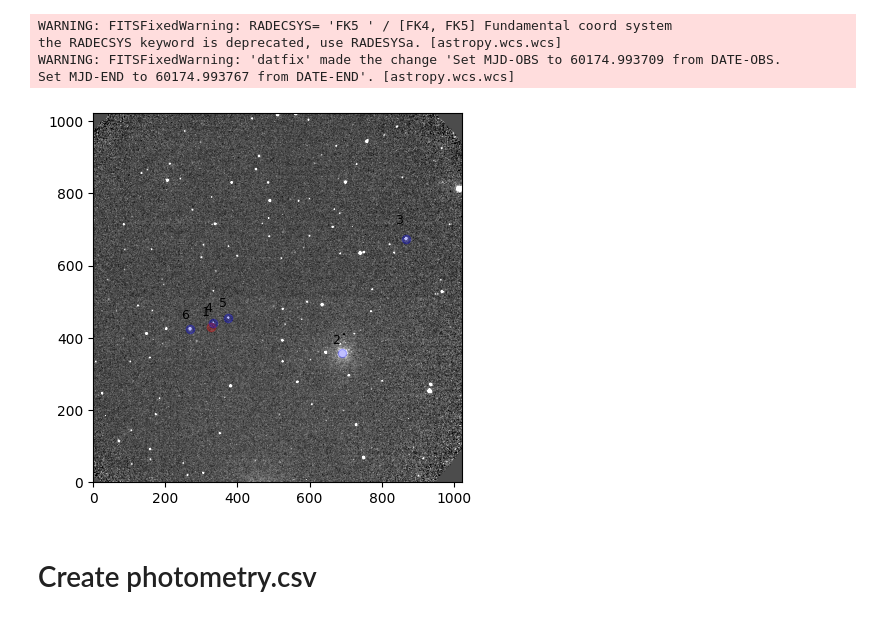
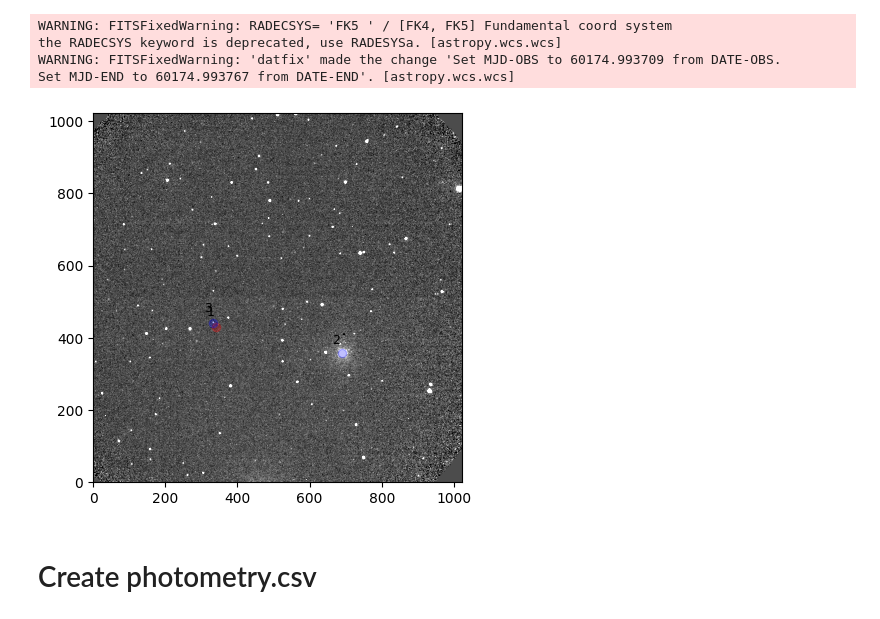
Before and after one commit to DBernardes/Tools-for-the-MOPTOP-pipeline-products, a Jupyter notebook: photometry_extraction.ipynb, the cells around one changed output. Drawn from its saved outputs; the diff is of its cells as text; code cells hidden in the pictures.

```diff
--- a/photometry_extraction.ipynb
+++ b/photometry_extraction.ipynb
@@ -11,6 +11,7 @@ from photometry import Photometry
 star_name = "GRB 230818A"
 experiment = "all data"
 _set = "first"
+camera = 3
 src_path = os.path.join(
     "..",
     "Pol charact MOPTOP",
@@ -18,40 +19,48 @@ src_path = os.path.join(
     star_name,
     experiment,
     star_name,
     f"{_set} set",
 )
 
 GOOD_IMAGE = {
-    "first": "3_e_20230818_5_16_2_1.fits",
-    "second": "3_e_20230818_6_1_1_1.fits",
+    "first_cam3": "3_e_20230818_5_16_2_1.fits",
+    "second_cam3": "3_e_20230818_6_1_1_1.fits",
+    "first_cam4": "4_e_20230818_5_16_2_1.fits",
+    "second_cam4": "4_e_20230818_6_1_1_1.fits",
 }
-file = os.path.join(src_path, GOOD_IMAGE[_set])
+file = os.path.join(src_path, GOOD_IMAGE[f"{_set}_cam{camera}"])
 image = fits.getdata(file)
 median = np.median(image)
 std = np.median(np.abs(image - median))
 plt.imshow(
     image, vmax=median + 7 * std, vmin=median - 3 * std, origin="lower", cmap="gray"
 )
 
-csv_file = os.path.join(src_path, "..", f"objects {_set} set.csv")
-objects = pd.read_csv(csv_file)
-phot = Photometry(file, objects, 30)
+csv_file = os.path.join(src_path, "..", f"objects coordinates.csv")
+df = pd.read_csv(csv_file)
+objects = {
+    "name": df["name"],
+    "ra": df[f"ra_{_set}_set_cam{camera}"],
+    "dec": df[f"dec_{_set}_set_cam{camera}"],
+}
+objects = pd.DataFrame.from_dict(objects)
+phot = Photometry(file, objects, 20)
 phot.reset_object_coords()
 for idx, _object in enumerate(phot.obj_list):
     name, x, y, *_ = _object.get_info()
     color = "b"
     if name == "original":
         color = "r"
     plt.plot(x, y, f"{color}o", alpha=0.25)
     plt.annotate(f"{idx+1}", (x * 0.99, y * 1.05), ha="right", va="bottom", fontsize=9)
 
 plt.show()
 # %% [output]
 WARNING: FITSFixedWarning: RADECSYS= 'FK5 ' / [FK4, FK5] Fundamental coord system
 the RADECSYS keyword is deprecated, use RADESYSa. [astropy.wcs.wcs]
 WARNING: FITSFixedWarning: 'datfix' made the change 'Set MJD-OBS to 60174.993709 from DATE-OBS.
 Set MJD-END to 60174.993767 from DATE-END'. [astropy.wcs.wcs]
-[figure, old version]
+[figure, new version]
 # %% [markdown]
 # Create photometry.csv
 # %%
```
Also changed, not shown: parts of 2 cells of this notebook, 5 other files.
